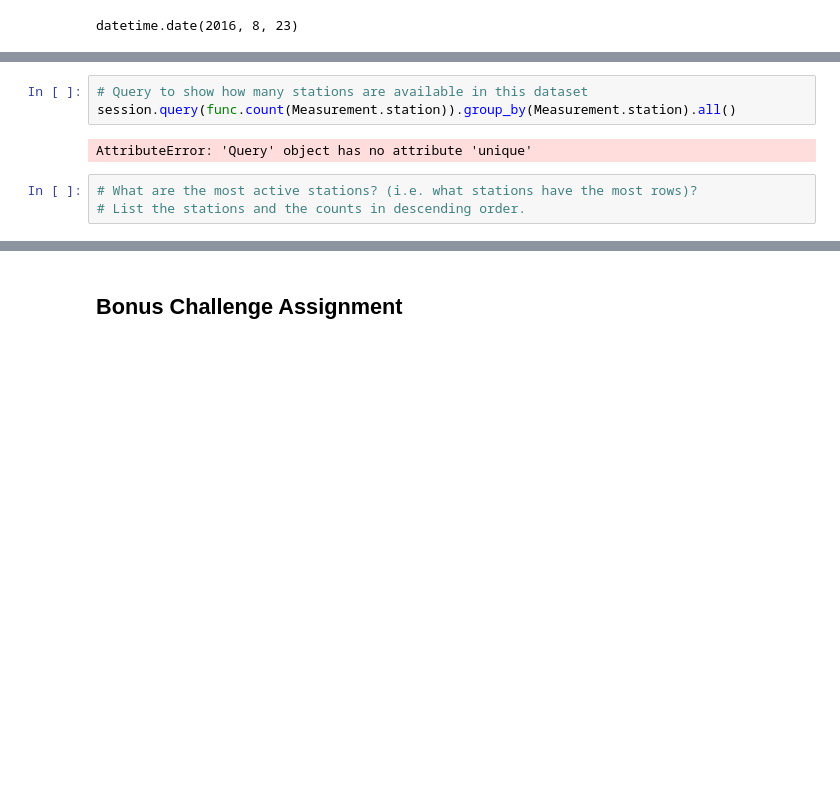
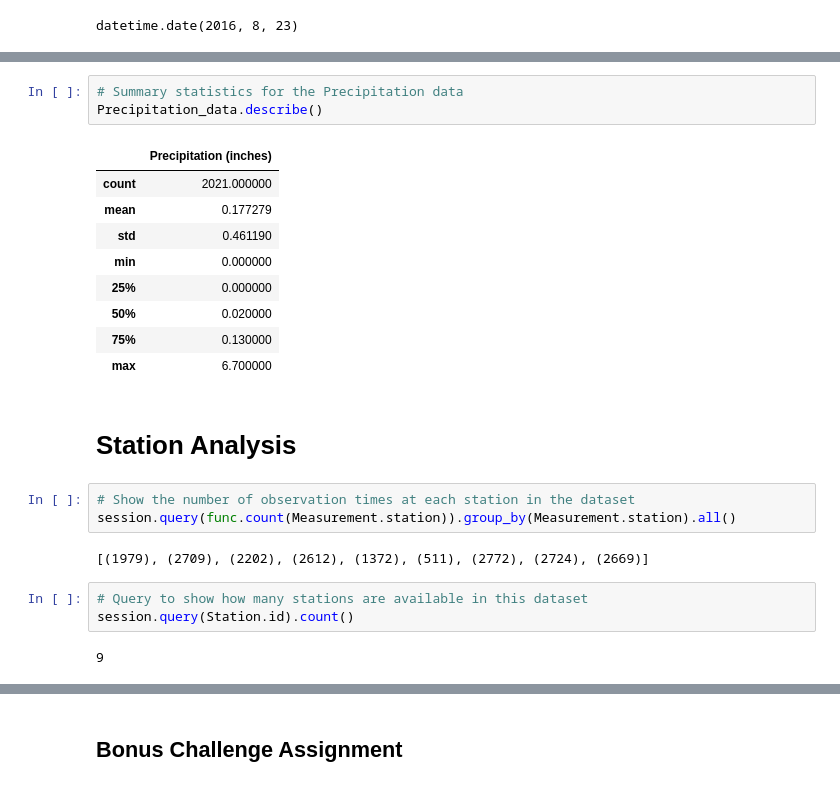
Before and after one commit to cdfencing/SQLalchemy-Challenge, a Jupyter notebook: climate_analysis.ipynb, the cells around one changed output, grey strips where cells are left out. Saved outputs shown, nothing was run; the diff lists cells and outputs as text; blank space fills up the shorter version.

```diff
--- a/climate_analysis.ipynb
+++ b/climate_analysis.ipynb
@@ -114,8 +117,25 @@ Text(41.1, 0.5, 'Precipitation (Inches)')
+# %%
+# Summary statistics for the Precipitation data
+Precipitation_data.describe()
+# %% [output]
+|  | Precipitation (inches) |
+| count | 2021.000000 |
+| mean | 0.177279 |
+| std | 0.461190 |
+| min | 0.000000 |
+| 25% | 0.000000 |
+| 50% | 0.020000 |
+| 75% | 0.130000 |
+| max | 6.700000 |
+# %% [markdown]
+# Station Analysis
+# %%
+# Show the number of observation times at each station in the dataset
+session.query(func.count(Measurement.station)).group_by(Measurement.station).all()
+# %% [output]
+[(1979), (2709), (2202), (2612), (1372), (511), (2772), (2724), (2669)]
 # %%
 # Query to show how many stations are available in this dataset
-session.query(func.count(Measurement.station)).group_by(Measurement.station).all()
+session.query(Station.id).count()
 # %% [output]
-AttributeError: 'Query' object has no attribute 'unique'
+9
-# %%
-# What are the most active stations? (i.e. what stations have the most rows)?
-# List the stations and the counts in descending order.
```
Also changed, not shown: parts of 23 cells of this notebook.
